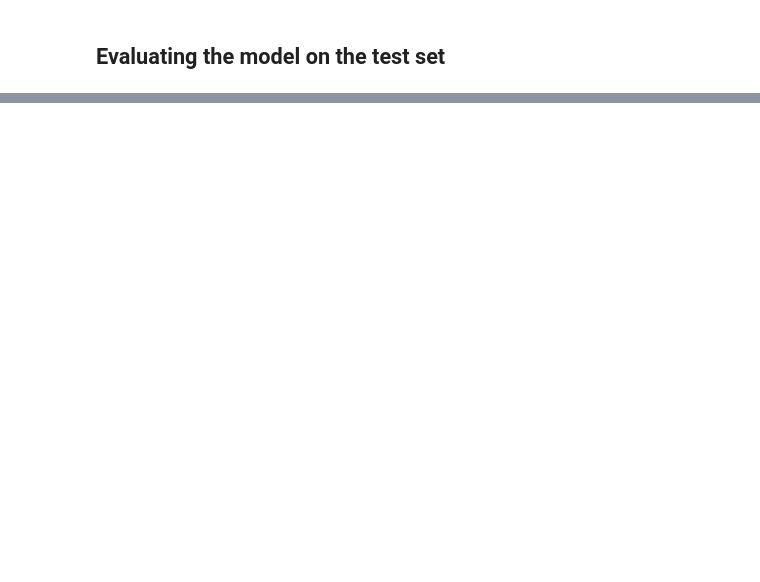
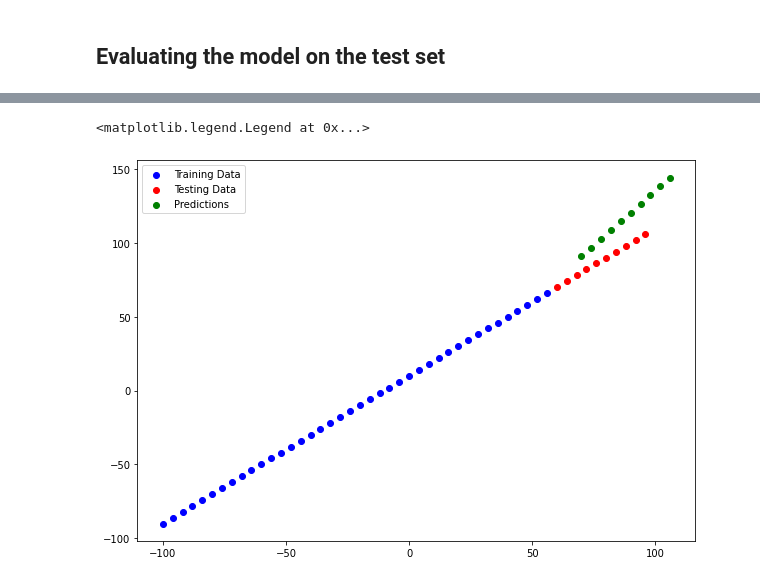
Before and after one commit to ShyamSundhar1411/My-ML-Notebooks, a Jupyter notebook: Regressions/Neural_Network_Regression.ipynb, the cells around one changed output, grey strips where cells are left out. Drawn from its saved outputs; the diff is of its cells as text; code cells hidden in the pictures; blank space fills up the shorter version.

Commit message:
Evaluation Metrices

```diff
--- a/Regressions/Neural_Network_Regression.ipynb
+++ b/Regressions/Neural_Network_Regression.ipynb
@@ -373,0 +476,9 @@ model.evaluate(x_test,y_test)
+# %%
+model_2 = tf.keras.Sequential([
+    tf.keras.layers.Dense(10,input_shape = (1,)),
+    tf.keras.layers.Dense(1),
+
+])
+model_2.compile(loss = 'mae',optimizer = tf.keras.optimizers.SGD(),metrics = ['mse'])
+# %%
+model_2.fit(x_train,y_train,epochs = 100)
@@ -373,0 +504,3 @@ model.evaluate(x_test,y_test)
+# %%
+y_preds_2 = model_2.predict(x_test)
+y_preds_2.shape,y_test.shape
@@ -373,0 +510,9 @@ model.evaluate(x_test,y_test)
+# %%
+plt.figure(figsize = (10,7))
+plt.scatter(x_train,y_train,c = "b",label = "Training Data")
+plt.scatter(x_test,y_test,c ="r",label = "Testing Data")
+plt.scatter(y_test,y_preds_2,c = "g",label = "Predictions")
+plt.legend()
+# %% [output]
+<matplotlib.legend.Legend at 0x...>
+[figure, added]
```
Also changed, not shown: parts of 37 cells of this notebook.
